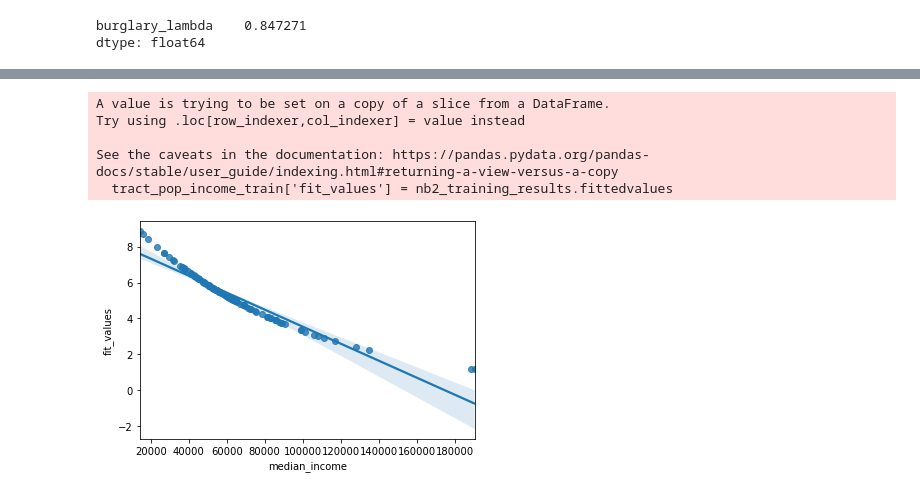
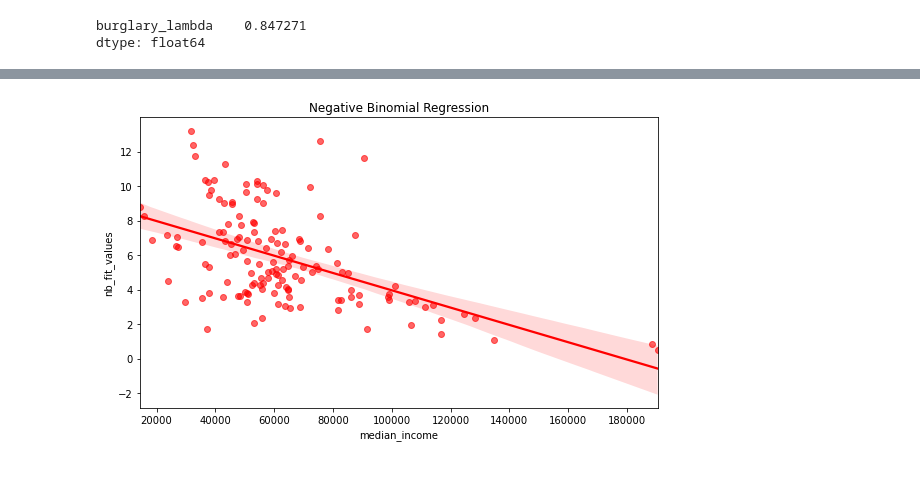
Before and after one commit to nss-data-science-cohort-5/geospatial_api-silver-sharks, a Jupyter notebook: Question_5.ipynb, the cells around one changed output, grey strips where cells are left out. Cells and saved outputs as stored; diff of their text form; code cells hidden in the pictures.

```diff
--- a/Question_5.ipynb
+++ b/Question_5.ipynb
@@ -237,12 +167,12 @@ plt.show()
-# %%
-tract_pop_income_train['fit_values'] = nb2_training_results.fittedvalues
-
-sns.regplot('median_income', 'fit_values',
-                data = tract_pop_income_train);
-# %% [output]
-A value is trying to be set on a copy of a slice from a DataFrame.
-Try using .loc[row_indexer,col_indexer] = value instead
-
-See the caveats in the documentation: https://pandas.pydata.org/pandas-docs/stable/user_guide/indexing.html#returning-a-view-versus-a-copy
-  tract_pop_income_train['fit_values'] = nb2_training_results.fittedvalues
-[figure, removed]
+# %%
+tract_pop_income['nb_fit_values'] = nb2_training_results.fittedvalues
+
+plt.rcParams["figure.figsize"] = [8, 5]
+sns.regplot('median_income', 'nb_fit_values',
+            data = tract_pop_income,
+            color='red',
+            line_kws={'color':'red'},
+            scatter_kws= {'alpha': 0.6, 'color': 'red'})
+.set(title="Negative Binomial Regression");
+# %% [output]
+[figure, added]
```
Also changed, not shown: parts of 17 cells of this notebook.
